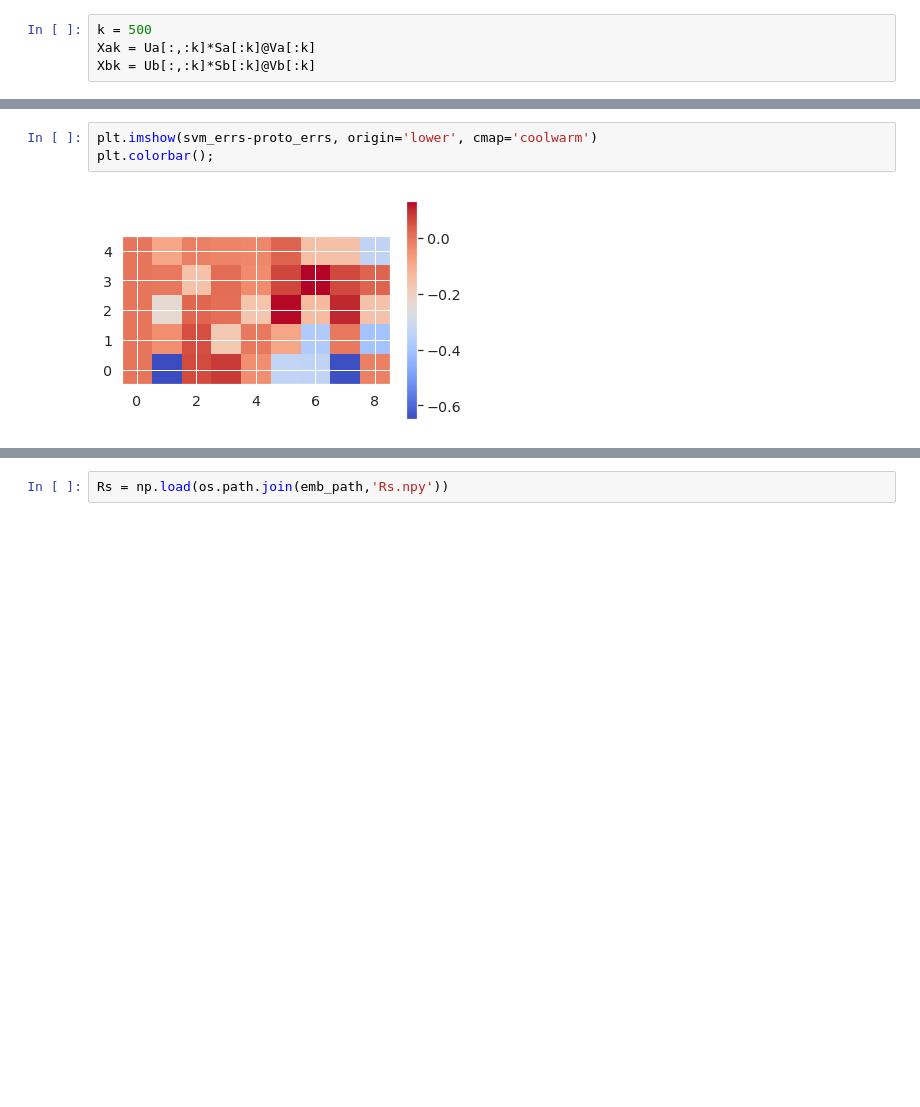
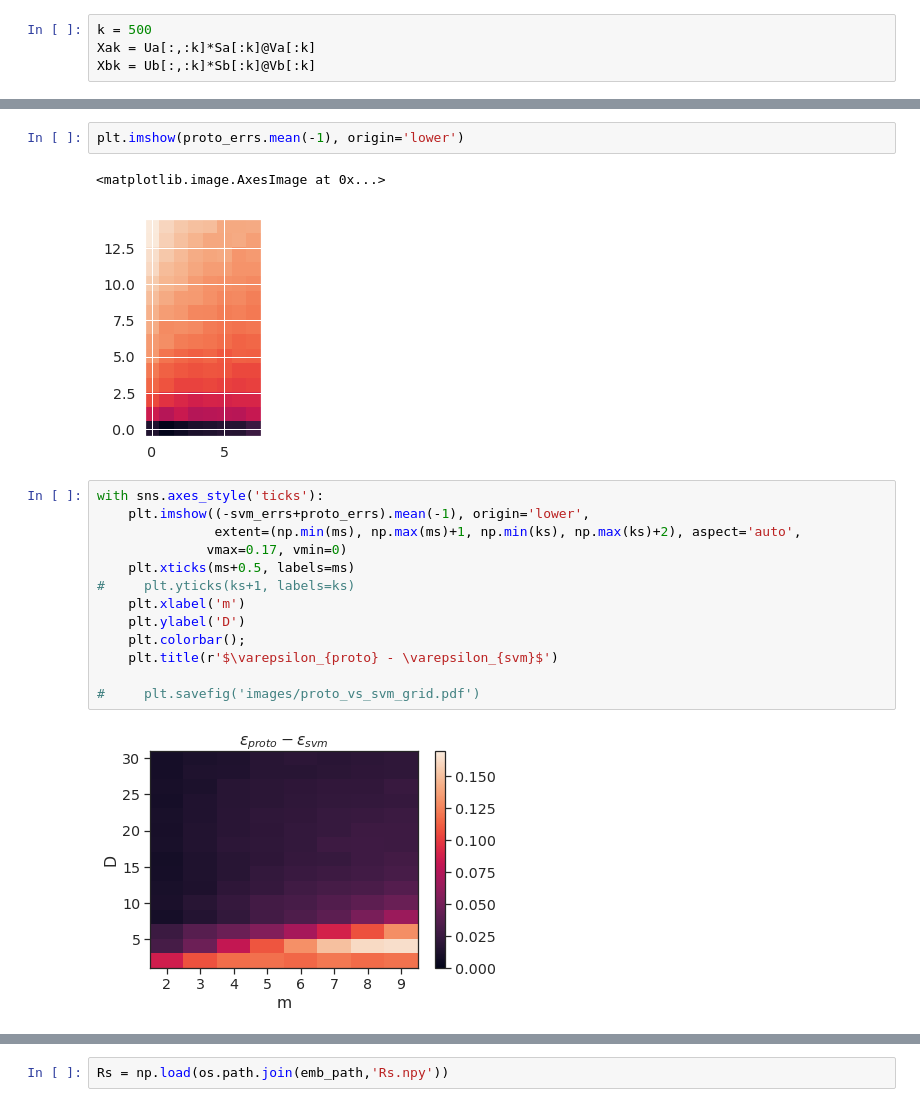
Before and after one commit to bsorsch/geometry-fewshot-learning, a Jupyter notebook: NN high-D.ipynb, the cells around one changed output, grey strips where cells are left out. Drawn from its saved outputs; the diff is of its cells as text; blank space fills up the shorter version.

```diff
--- a/NN high-D.ipynb
+++ b/NN high-D.ipynb
@@ -310,5 +317,20 @@ plt.imshow(svm_errs, origin='lower')
 # %%
-plt.imshow(svm_errs-proto_errs, origin='lower', cmap='coolwarm')
-plt.colorbar();
+plt.imshow(proto_errs.mean(-1), origin='lower')
 # %% [output]
+<matplotlib.image.AxesImage at 0x...>
-[figure, old version]
+[figure, new version]
+# %%
+with sns.axes_style('ticks'):
+    plt.imshow((-svm_errs+proto_errs).mean(-1), origin='lower',
+               extent=(np.min(ms), np.max(ms)+1, np.min(ks), np.max(ks)+2), aspect='auto',
+              vmax=0.17, vmin=0)
+    plt.xticks(ms+0.5, labels=ms)
+#     plt.yticks(ks+1, labels=ks)
+    plt.xlabel('m')
+    plt.ylabel('D')
+    plt.colorbar();
+    plt.title(r'$\varepsilon_{proto} - \varepsilon_{svm}$')
+
+#     plt.savefig('images/proto_vs_svm_grid.pdf')
+# %% [output]
+[figure, added]
```
Also changed, not shown: parts of 6 cells of this notebook, 2 other files.
